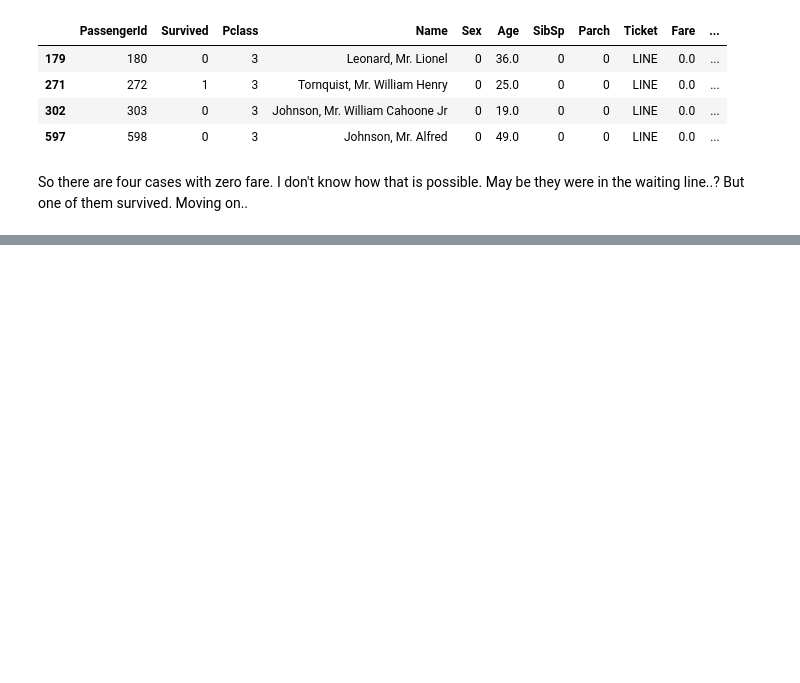
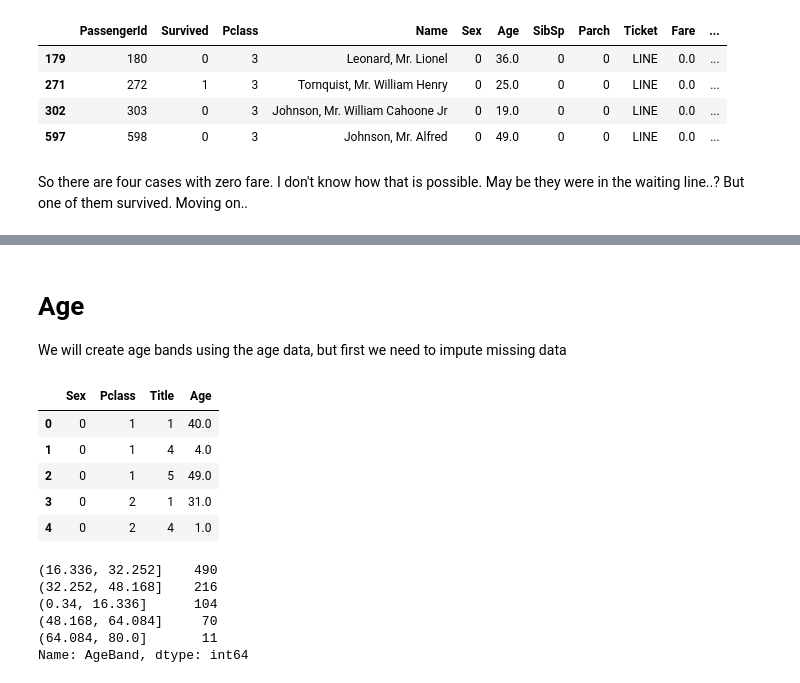
Before and after one commit to pritesh-ranjan/Kaggle-Challenge-Marathon, a Jupyter notebook: WEEK_1/eda-and-survived-prediction.ipynb, the cells around one changed output, grey strips where cells are left out. Saved outputs shown, nothing was run; the diff lists cells and outputs as text; code cells hidden in the pictures; blank space fills up the shorter version.

```diff
--- a/WEEK_1/eda-and-survived-prediction.ipynb
+++ b/WEEK_1/eda-and-survived-prediction.ipynb
@@ -338,0 +368,16 @@ But one of them survived. Moving on..
+# %% [markdown]
+# Age
+We will create age bands using the age data, but first we need to impute missing data
+# %%
+grouped_train = train_df.groupby(['Sex','Pclass','Title'])
+grouped_median_train = grouped_train.median()
+grouped_median_train = grouped_median_train.reset_index()[['Sex', 'Pclass', 'Title', 'Age']]
+
+grouped_median_train.head()
+# %% [output]
+|  | Sex | Pclass | Title | Age |
+| 0 | 0 | 1 | 1 | 40.0 |
+| 1 | 0 | 1 | 4 | 4.0 |
+| 2 | 0 | 1 | 5 | 49.0 |
+| 3 | 0 | 2 | 1 | 31.0 |
+| 4 | 0 | 2 | 4 | 1.0 |
@@ -338,0 +396,10 @@ But one of them survived. Moving on..
+# %%
+train_df['AgeBand'] = pd.cut(train_df['Age'], 5)
+train_df.AgeBand.value_counts()
+# %% [output]
+(16.336, 32.252]    490
+(32.252, 48.168]    216
+(0.34, 16.336]      104
+(48.168, 64.084]     70
+(64.084, 80.0]       11
+Name: AgeBand, dtype: int64
```
Also changed, not shown: parts of 15 cells of this notebook.
